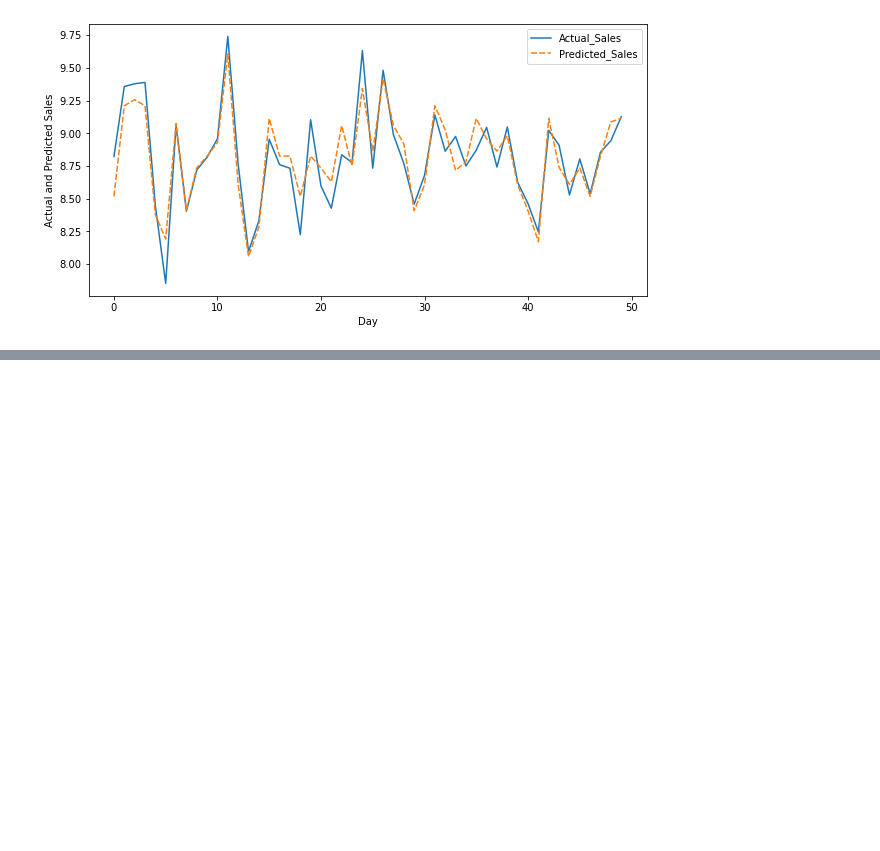
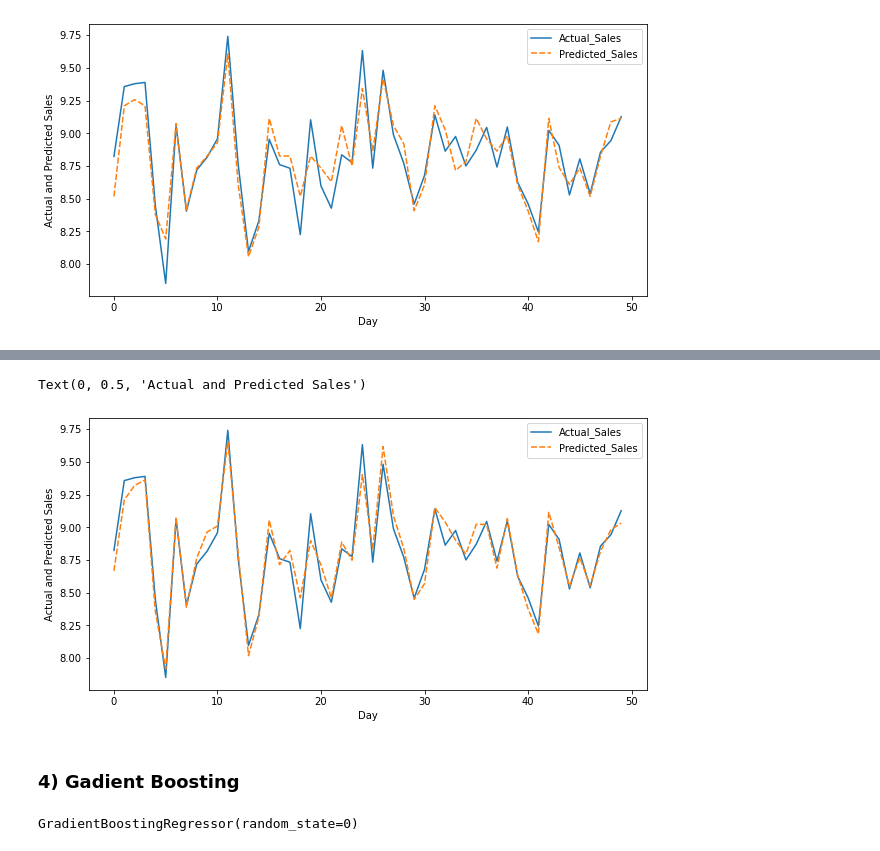
Before and after one commit to subodhsd/Rossmann-Sales-Prediction, a Jupyter notebook: Rossmann_Sales_Prediction.ipynb, the cells around one changed output, grey strips where cells are left out. Drawn from its saved outputs; the diff is of its cells as text; code cells hidden in the pictures; blank space fills up the shorter version.

```diff
--- a/Rossmann_Sales_Prediction.ipynb
+++ b/Rossmann_Sales_Prediction.ipynb
@@ -1332,0 +1423,5 @@ Text(0, 0.5, 'Actual and Predicted Sales')
+# %%
+rf_reg_tuned=RandomForestRegressor(max_depth=17, min_samples_split=100, n_estimators=30,
+                      random_state=0)
+# %%
+rf_reg_tuned.fit(X_train_input , y_train_input)
@@ -1332,0 +1433,2 @@ Text(0, 0.5, 'Actual and Predicted Sales')
+# %%
+y_test_pred_rf_tuned=rf_reg_tuned.predict(X_test_input)
@@ -1332,0 +1484,16 @@ Text(0, 0.5, 'Actual and Predicted Sales')
+# %%
+#Creating table which contains actual and predicted sales
+plot_sales_day=X_test['day'].reset_index()
+plot_sales_day['Actual_Sales']=y_test_input
+plot_sales_day['Predicted_Sales']=y_test_pred_rf_tuned
+# %%
+#Plotting line chart which shows comparision of actual and predicted Sales
+plt.figure(figsize=(10,5))
+gfg=sns.lineplot(data=plot_sales_day[['Actual_Sales','Predicted_Sales']].head(50))
+gfg.set_xlabel( "Day")
+gfg.set_ylabel( "Actual and Predicted Sales")
+# %% [output]
+Text(0, 0.5, 'Actual and Predicted Sales')
+[figure, added]
+# %% [markdown]
+### 4) Gadient Boosting
@@ -1332,0 +1503,4 @@ Text(0, 0.5, 'Actual and Predicted Sales')
+# %%
+Gradient_regr.fit(X_train_input , y_train_input)
+# %% [output]
+GradientBoostingRegressor(random_state=0)
```
Also changed, not shown: parts of 56 cells of this notebook.
